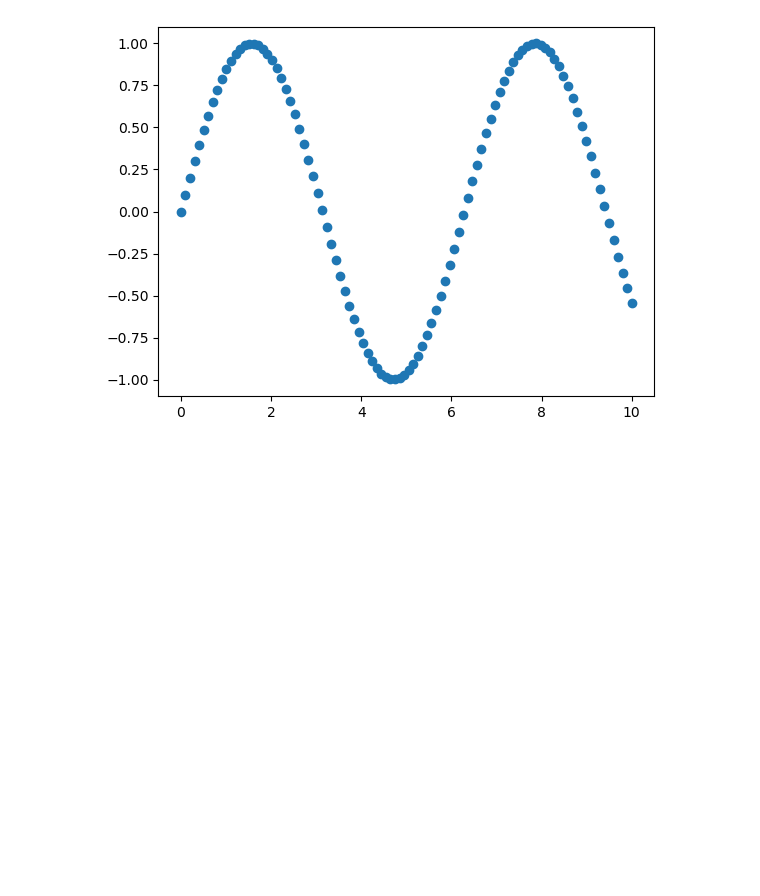
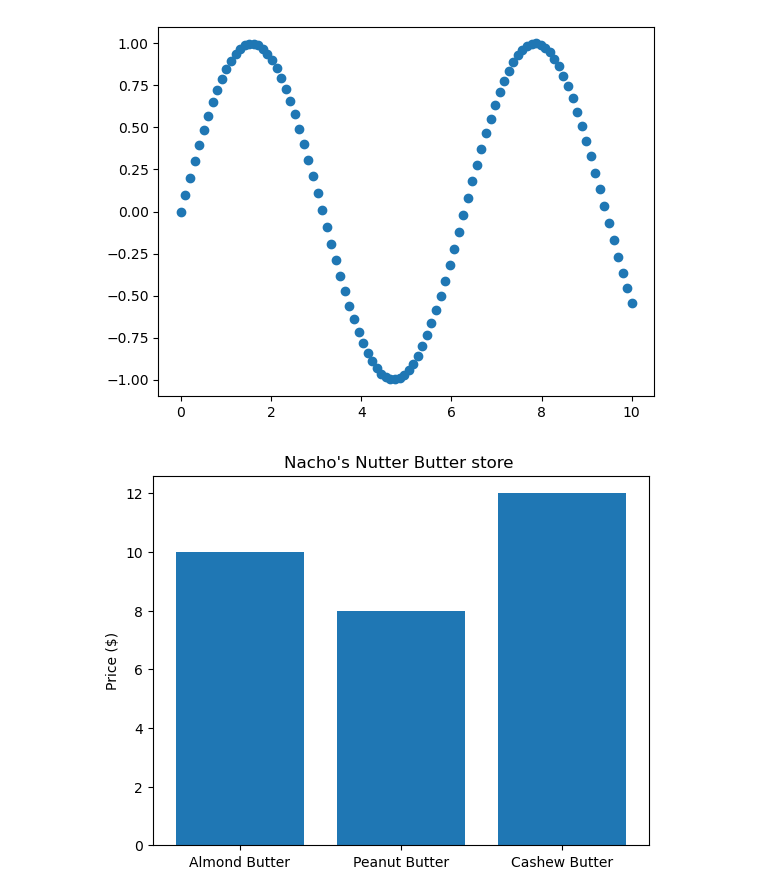
Before and after one commit to nacho481/capstone_project, a Jupyter notebook: sample_project1/Matplotlib/Matplotlib.ipynb, the cells around one changed output. Cells and saved outputs as stored; diff of their text form; code cells hidden in the pictures; blank space fills up the shorter version.

Commit message:
Summary
Demonstrated how bar charts work in matplotlib

```diff
--- a/sample_project1/Matplotlib/Matplotlib.ipynb
+++ b/sample_project1/Matplotlib/Matplotlib.ipynb
@@ -165,3 +165,19 @@ plt.show()
 plt.close('fig')
 # %% [output]
 [figure]
+# %%
+# Make a plot from a dictionary
+plt.close('all')
+nut_butter_prices = {'Almond Butter': 10,
+                     'Peanut Butter': 8,
+                     'Cashew Butter': 12}
+
+fig, ax = plt.subplots()
+ax.bar(nut_butter_prices.keys(),
+       height=nut_butter_prices.values())
+ax.set(title="Nacho's Nutter Butter store ",
+      ylabel="Price ($)")
+plt.show()
+plt.close('fig')
+# %% [output]
+[figure, added]
```
